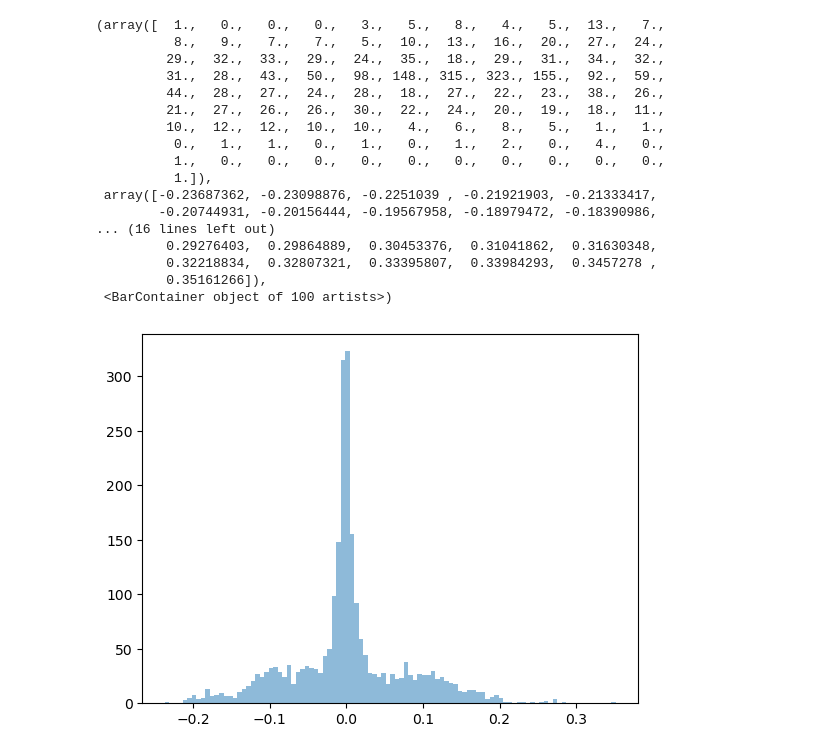
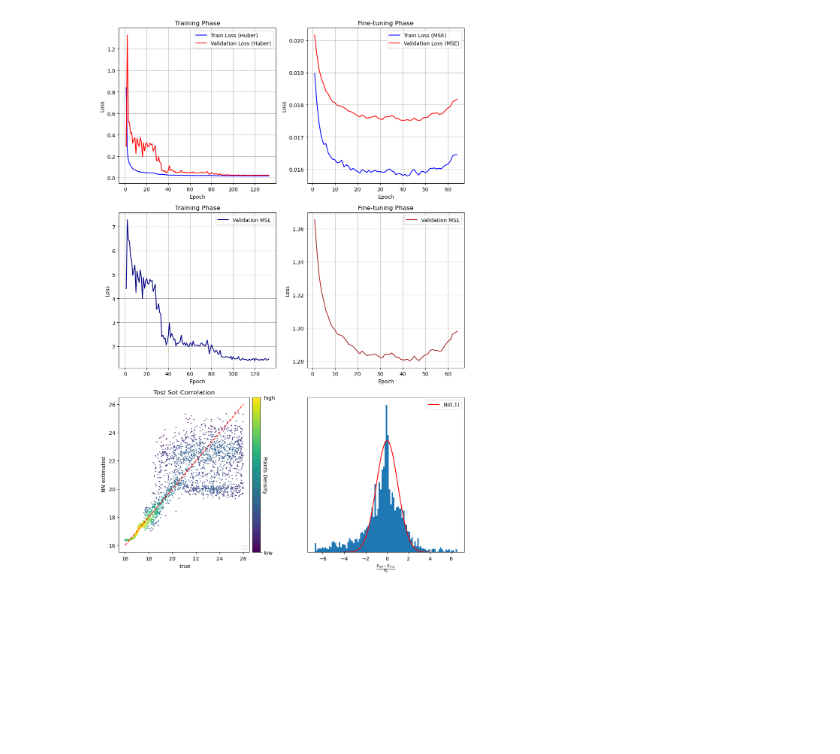
Before and after one commit to kmrakovcic/ANN-VIL, a Jupyter notebook: Transformer_probbabilistic.ipynb, the cells around one changed output. Saved outputs shown, nothing was run; the diff lists cells and outputs as text; code cells hidden in the pictures; blank space fills up the shorter version.

Commit message:
Changes to incorporate CMB interaction, as well as training.

```diff
--- a/Transformer_probbabilistic.ipynb
+++ b/Transformer_probbabilistic.ipynb
@@ -148,17 +148,21 @@ from IPython.display import Audio, display
 import numpy as np
 
 # -------- Load and preprocess data --------
+def sigzi(x, axis=None):
+    return 0.741 * (np.percentile(x, 75, axis=axis) - np.percentile(x, 25, axis=axis))
+
 def normalize_x (x, max_time=None, mean_energies=None, std_energies=None):
     times = x[:, :, 0]
     if max_time is None:
         max_time = times.max()
     times_normalized = times / max_time
 
-    energies = x[:, :, 1] * 1e-10
+    #energies = x[:, :, 1] * 1e-10
+    energies = np.log10(x[:, :, 1])
     if mean_energies is None:
         mean_energies = energies.mean()
     if std_energies is None:
-        std_energies = energies.std()
+        std_energies = sigzi(energies)#energies.std()
     energies_normalized = (energies - mean_energies) / std_energies
     return np.concatenate((times_normalized[:,:, np.newaxis], energies_normalized[:,:, np.newaxis]), axis=-1), max_time, mean_energies, std_energies
 
@@ -177,6 +181,8 @@ def unnormalize_y (y, min_y, max_y):
 
 x_train, y_train = np.load("./Karlo/extra/trainset_p2000n10000_train.npz").values()
 x_test, y_test = np.load("./Karlo/extra/trainset_p2000n2500_test.npz").values()
+#x_train, y_train = np.load("./Karlo/extra/trainset_noCMB_p2000n10000_train.npz").values()
+#x_test, y_test = np.load("./Karlo/extra/trainset_noCMB_p2000n2500_test.npz").values()
 #x_train = x_train[np.log10(y_train[:, -1]) < 22, :, :]
 #y_train = y_train[np.log10(y_train[:, -1]) < 22, :]
 #x_test = x_test[np.log10(y_test[:, -1]) < 22, :, :]
@@ -268,11 +274,12 @@ class LIVTransformer(nn.Module):
             #nn.LeakyReLU(),
             nn.Softsign(),
             #nn.GELU(),
-            nn.Linear(32, 16),
+            #nn.Linear(32, 16),
+            ResidualGLU(32, 16),
             #nn.LeakyReLU(),
             nn.Sigmoid(),
             #nn.GELU(),
-            nn.Linear(16, 8),
+            ResidualGLU(16, 8),
             #nn.LeakyReLU(),
             nn.GELU(),
             nn.Linear(8, 2),
@@ -433,7 +440,6 @@ for epoch in range(200):
                 print("Early stopping at epoch", epoch)
                 break
 
-    print ()
     print(f"Epoch {epoch+1:03d} - Train Loss: {train_loss:.5f}, Val Loss: {val_loss:.5f}, Val MSE: {val_MSEloss:.5f}, Coverage: {cov:.5f}, LR: {scheduler.get_last_lr()[0]:.7f}")
     train_losses.append(train_loss)
     val_losses.append(val_loss)
@@ -562,24 +594,37 @@ fig.tight_layout()
 # %%
-plt.hist((unnormalize_y(y_test, min_y, max_y)-y_pred[:,0])/y_pred[:,1], bins=100, alpha=0.5, label='Predicted')
+model.load_state_dict(torch.load("best_model.pt"))
+
+x_test, y_test = np.load("./Karlo/extra/trainset_noCMB_p2000n2500_test.npz").values()
+x_test, _, _, _ = normalize_x(x_test, max_time, mean_energies, std_energies)
+y_test, _, _ = normalize_y(y_test[:, -1], min_y, max_y)
+
+x_test_tensor = torch.tensor(x_test, dtype=torch.float32)
+y_test_tensor = torch.tensor(y_test, dtype=torch.float32)
+
+# Process test data in batches
+batch_size = 128  # Adjust based on available GPU memory
+y_pred_list = []
+
+model.eval()
+with torch.no_grad():
+    for i in range(0, len(x_test_tensor), batch_size):
+        batch = x_test_tensor[i:i + batch_size].to(device)
+        batch_pred = model(batch)
+        y_pred_list.append(batch_pred.cpu().numpy())
+
+# Concatenate predictions and apply exponential transformation
+y_pred = np.concatenate(y_pred_list, axis=0)
+#y_pred[:,1] = np.abs(y_pred[:,1])
+y_pred[:, 0] = unnormalize_y(y_pred[:, 0], min_y, max_y)
+y_pred[:, 1] = y_pred[:, 1] * (max_y - min_y)
+
+fig, ax = plot_loss_over_epochs(train_losses, val_losses, val_mse_losses, finetune_train_losses, finetune_val_losses, finetune_val_mse_losses)
+ax[2, 0] = plot_correlation(unnormalize_y(y_test, min_y, max_y), y_pred[:,0], ax[2, 0])
+ax[2, 0].set_title('Test Set Correlation')
+ax[2,1] = plot_expected_gauss(y_pred[:,0], y_pred[:,1], unnormalize_y(y_test, min_y, max_y), "E",  ax[2,1], mask=None, nbins=100, true_name="true")
+fig.tight_layout()
 # %% [output]
-(array([  1.,   0.,   0.,   0.,   3.,   5.,   8.,   4.,   5.,  13.,   7.,
-          8.,   9.,   7.,   7.,   5.,  10.,  13.,  16.,  20.,  27.,  24.,
-         29.,  32.,  33.,  29.,  24.,  35.,  18.,  29.,  31.,  34.,  32.,
-         31.,  28.,  43.,  50.,  98., 148., 315., 323., 155.,  92.,  59.,
-         44.,  28.,  27.,  24.,  28.,  18.,  27.,  22.,  23.,  38.,  26.,
-         21.,  27.,  26.,  26.,  30.,  22.,  24.,  20.,  19.,  18.,  11.,
-         10.,  12.,  12.,  10.,  10.,   4.,   6.,   8.,   5.,   1.,   1.,
-          0.,   1.,   1.,   0.,   1.,   0.,   1.,   2.,   0.,   4.,   0.,
-          1.,   0.,   0.,   0.,   0.,   0.,   0.,   0.,   0.,   0.,   0.,
-          1.]),
- array([-0.23687362, -0.23098876, -0.2251039 , -0.21921903, -0.21333417,
-        -0.20744931, -0.20156444, -0.19567958, -0.18979472, -0.18390986,
-... (16 lines left out)
-         0.29276403,  0.29864889,  0.30453376,  0.31041862,  0.31630348,
-         0.32218834,  0.32807321,  0.33395807,  0.33984293,  0.3457278 ,
-         0.35161266]),
- <BarContainer object of 100 artists>)
-[figure, old version]
+[figure, new version]
 # %%
 
 def plot_expected_gauss(p, sigma_p, y_test, outputs, mask=None, nbins=300, true_name="true"):
```
Also changed, not shown: parts of 3 cells of this notebook, 5 other files.
